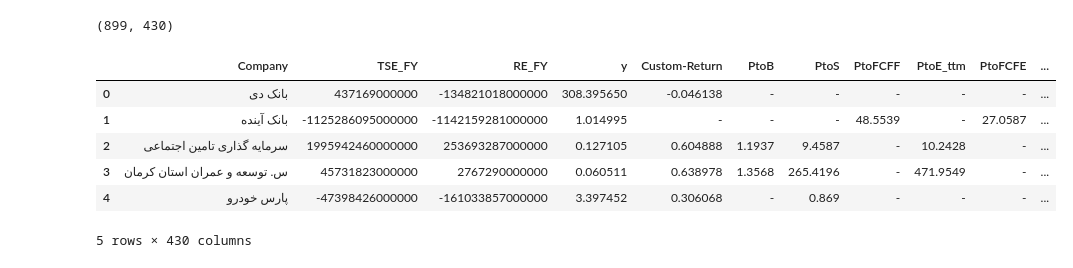
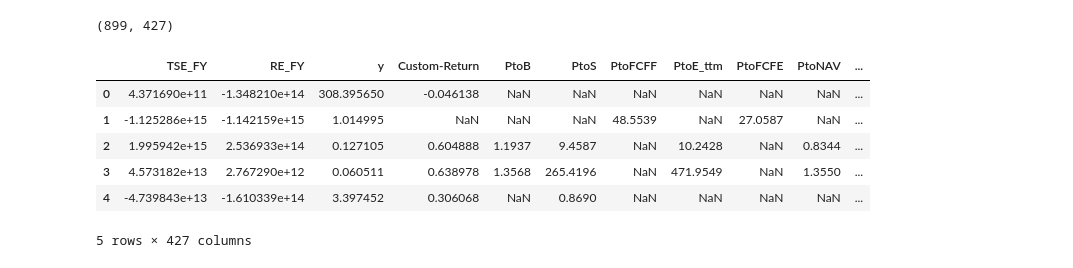
Before and after one commit to smb-h/corporate-bankruptcy-prediction, a Jupyter notebook: lstm.ipynb, the cells around one changed output. Drawn from its saved outputs; the diff is of its cells as text; code cells hidden in the pictures.

```diff
--- a/lstm.ipynb
+++ b/lstm.ipynb
@@ -7,14 +16,16 @@ import plotly.express as px
 # %%
 df = pd.read_excel('./data.xlsx')
 df = df.rename(columns={'Conclusion': 'y'})
+df = df.drop(columns=['Company', 'Symbol', 'Chart'])
+df = df.replace('-', np.nan)
 print(df.shape)
 df.head()
 # %% [output]
-(899, 430)
+(899, 427)
-|  | Company | TSE_FY | RE_FY | y | Custom-Return | PtoB | PtoS | PtoFCFF | PtoE_ttm | PtoFCFE | ... |
-| 0 | بانک دی | 437169000000 | -134821018000000 | 308.395650 | -0.046138 | - | - | - | - | - | ... |
-| 1 | بانک آینده | -1125286095000000 | -1142159281000000 | 1.014995 | - | - | - | 48.5539 | - | 27.0587 | ... |
-| 2 | سرمایه گذاری تامین اجتماعی | 1995942460000000 | 253693287000000 | 0.127105 | 0.604888 | 1.1937 | 9.4587 | - | 10.2428 | - | ... |
-| 3 | س. توسعه و عمران استان کرمان | 45731823000000 | 2767290000000 | 0.060511 | 0.638978 | 1.3568 | 265.4196 | - | 471.9549 | - | ... |
-| 4 | پارس خودرو | -47398426000000 | -161033857000000 | 3.397452 | 0.306068 | - | 0.869 | - | - | - | ... |
+|  | TSE_FY | RE_FY | y | Custom-Return | PtoB | PtoS | PtoFCFF | PtoE_ttm | PtoFCFE | PtoNAV | ... |
+| 0 | 4.371690e+11 | -1.348210e+14 | 308.395650 | -0.046138 | NaN | NaN | NaN | NaN | NaN | NaN | ... |
+| 1 | -1.125286e+15 | -1.142159e+15 | 1.014995 | NaN | NaN | NaN | 48.5539 | NaN | 27.0587 | NaN | ... |
+| 2 | 1.995942e+15 | 2.536933e+14 | 0.127105 | 0.604888 | 1.1937 | 9.4587 | NaN | 10.2428 | NaN | 0.8344 | ... |
+| 3 | 4.573182e+13 | 2.767290e+12 | 0.060511 | 0.638978 | 1.3568 | 265.4196 | NaN | 471.9549 | NaN | 1.3550 | ... |
+| 4 | -4.739843e+13 | -1.610339e+14 | 3.397452 | 0.306068 | NaN | 0.8690 | NaN | NaN | NaN | NaN | ... |
-5 rows × 430 columns
+5 rows × 427 columns
```
Also changed, not shown: parts of 16 cells of this notebook.
